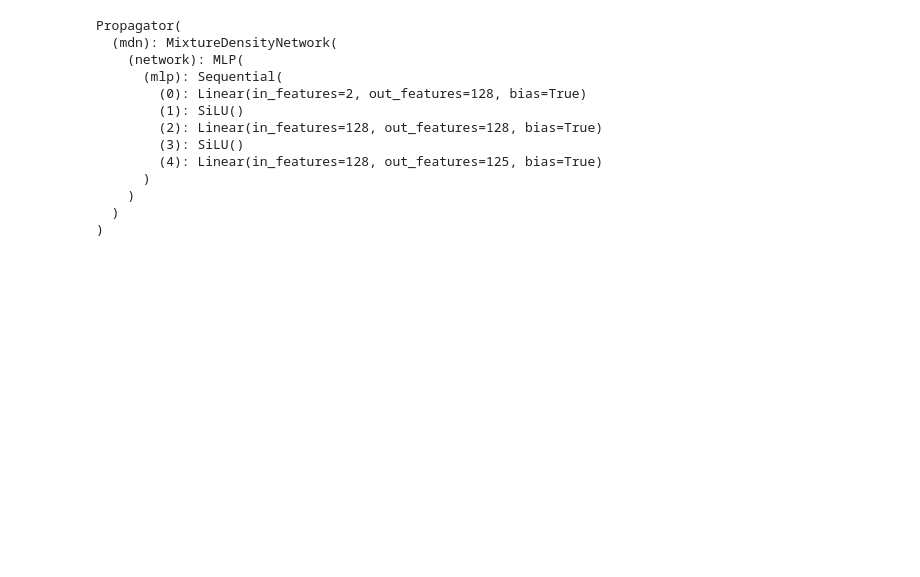
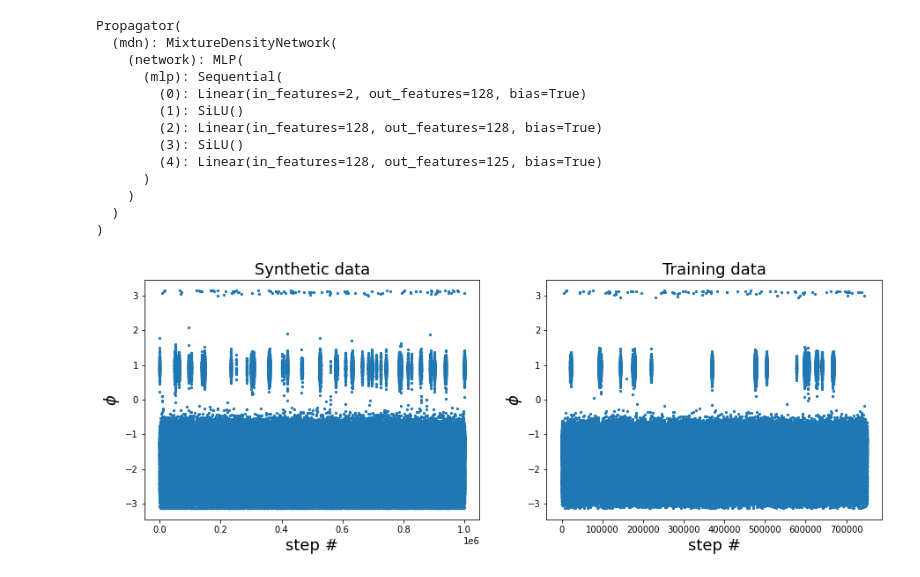
Before and after one commit to Ferg-Lab/mdn_propagator, a Jupyter notebook: examples/ADP_phi_psi.ipynb, the cells around one changed output. Saved outputs shown, nothing was run; the diff lists cells and outputs as text; code cells hidden in the pictures; blank space fills up the shorter version.

Commit message:
propagator; examples

```diff
--- a/examples/ADP_phi_psi.ipynb
+++ b/examples/ADP_phi_psi.ipynb
@@ -27,7 +19,7 @@ phi_psi_data = [torch.tensor(p).float() for p in phi_psi_data]
 # %%
-model = Propagator(dim = 2)
+model = Propagator(dim = phi_psi_data[0].size(1), k=k)
 # %%
-model.fit(phi_psi_data, lag = 1)
+model.fit(phi_psi_data, lag = 1, k=k, max_epochs=100)
 # %% [output]
 GPU available: False, used: False
 TPU available: False, using: 0 TPU cores
@@ -93,0 +67,4 @@ pred_phi_psi = scaler.inverse_transform(xs.cpu().numpy())
+# %%
+x = phi_psi_data[0][0][None]
+# %%
+pred_phi_psi = model.gen_synthetic_traj(x, int(1E6))
@@ -93,0 +74,14 @@ pred_phi_psi = scaler.inverse_transform(xs.cpu().numpy())
+# %%
+fig, axes = plt.subplots(1,2, figsize=(15, 5))
+
+axes[0].scatter(np.arange(pred_phi_psi[:, 0].shape[0]), pred_phi_psi[:, 0], s=5)
+axes[0].set_title('Synthetic data', fontsize=18)
+
+axes[1].scatter(np.arange(np.concatenate(phi_psi_data)[:, 0].shape[0]), np.concatenate(phi_psi_data)[:, 0], s=5)
+axes[1].set_title('Training data', fontsize=18)
+
+for ax in axes:
+    ax.set_xlabel('step #', fontsize=18)
+    ax.set_ylabel('$\phi$', fontsize=18)
+# %% [output]
+[figure, added]
```
Also changed, not shown: parts of 13 cells of this notebook, 3 other files.
